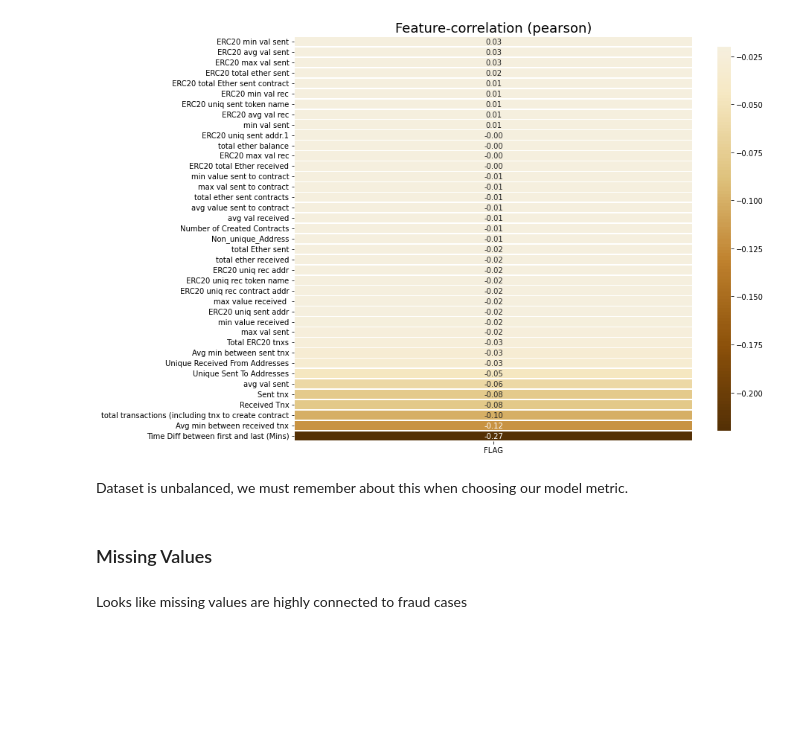
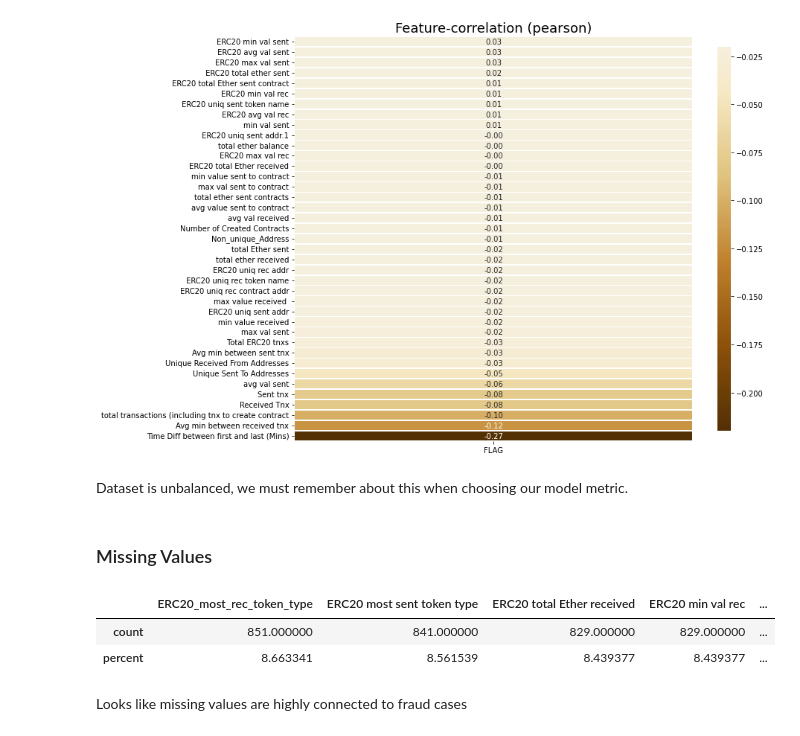
Before and after one commit to kuotuantuan/Fraud-Detection, a Jupyter notebook: Random Forest/ethereum-fraud-detection-eda-model-selection.ipynb, the cells around one changed output. Cells and saved outputs as stored; diff of their text form; code cells hidden in the pictures; blank space fills up the shorter version.

```diff
--- a/Random Forest/ethereum-fraud-detection-eda-model-selection.ipynb
+++ b/Random Forest/ethereum-fraud-detection-eda-model-selection.ipynb
@@ -180,14 +182,15 @@ Dataset is unbalanced, we must remember about this when choosing our model metri
 ### Missing Values
 # %%
 # missing values
-missing_values = ds.isna()
-missing_percent = missing_values.sum() / ds.shape[0] * 100
+missing_values = df.isna()
+missing_percent = missing_values.sum() / df.shape[0] * 100
 missing_df = pd.DataFrame([missing_values.sum(), missing_percent], ['count', 'percent'])
 display(missing_df.sort_values(by='percent', axis=1, ascending=False))
 missing_df.sort_values(by='percent', axis=1, ascending=False).to_csv('missing.csv')
-
-sns.heatmap(missing_values, cbar=False, cmap='magma')
-plt.show()
+# %% [output]
+|  | ERC20_most_rec_token_type | ERC20 most sent token type | ERC20 total Ether received | ERC20 min val rec | ... |
+| count | 851.000000 | 841.000000 | 829.000000 | 829.000000 | ... |
+| percent | 8.663341 | 8.561539 | 8.439377 | 8.439377 | ... |
 # %% [markdown]
 Looks like missing values are highly connected to fraud cases
 # %%
```
Also changed, not shown: parts of 14 cells of this notebook.
